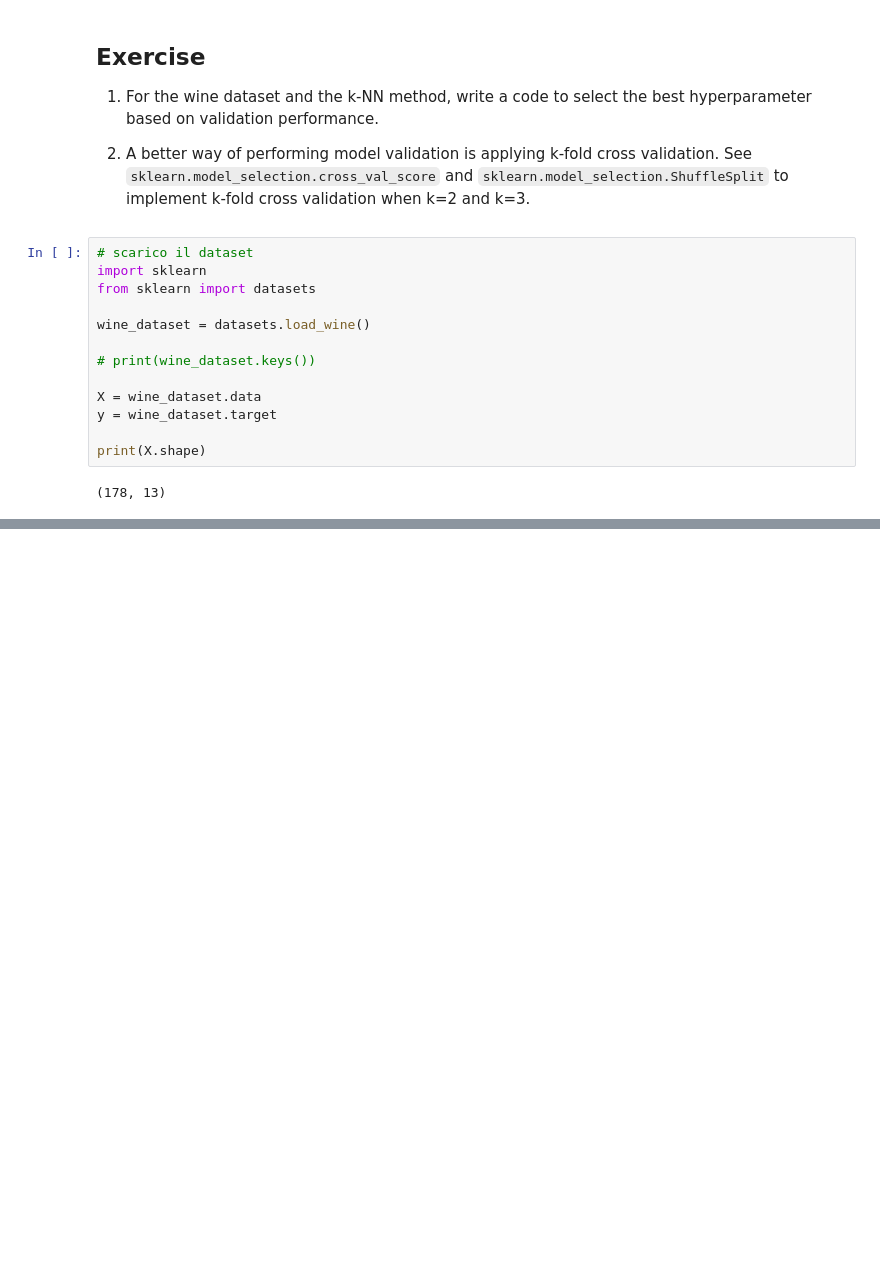
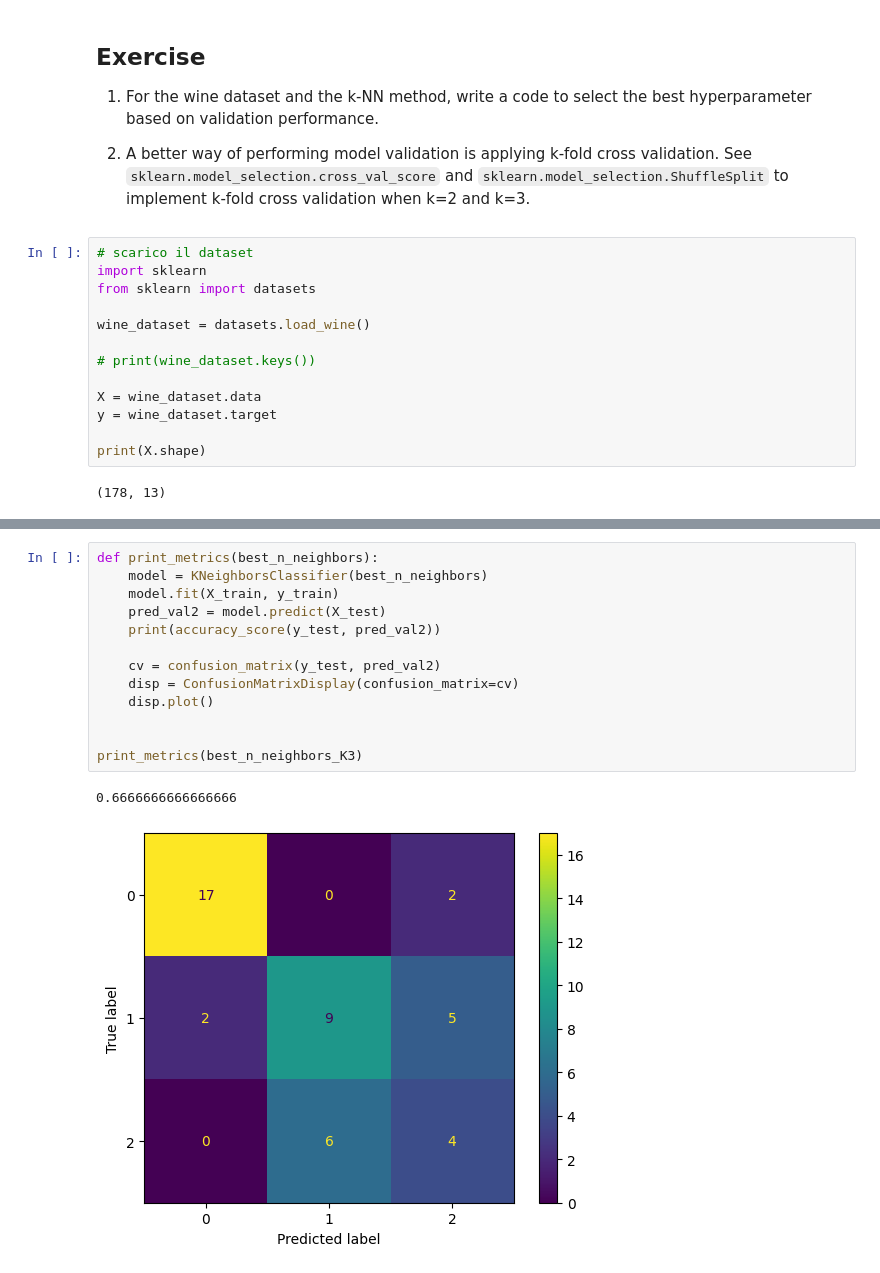
Before and after one commit to Andrew-brgl/ML, a Jupyter notebook: UNIVR_ML_Lab03_KNN.ipynb, the cells around one changed output, grey strips where cells are left out. Saved outputs shown, nothing was run; the diff lists cells and outputs as text; blank space fills up the shorter version.

```diff
--- a/UNIVR_ML_Lab03_KNN.ipynb
+++ b/UNIVR_ML_Lab03_KNN.ipynb
@@ -263,0 +303,16 @@ print(np.array(precision).argmax()+1)
+# %%
+def print_metrics(best_n_neighbors):
+    model = KNeighborsClassifier(best_n_neighbors)
+    model.fit(X_train, y_train)
+    pred_val2 = model.predict(X_test)
+    print(accuracy_score(y_test, pred_val2))
+
+    cv = confusion_matrix(y_test, pred_val2)
+    disp = ConfusionMatrixDisplay(confusion_matrix=cv)
+    disp.plot()
+
+
+print_metrics(best_n_neighbors_K3)
+# %% [output]
+0.6666666666666666
+[figure, added]
```
Also changed, not shown: parts of 7 cells of this notebook.
